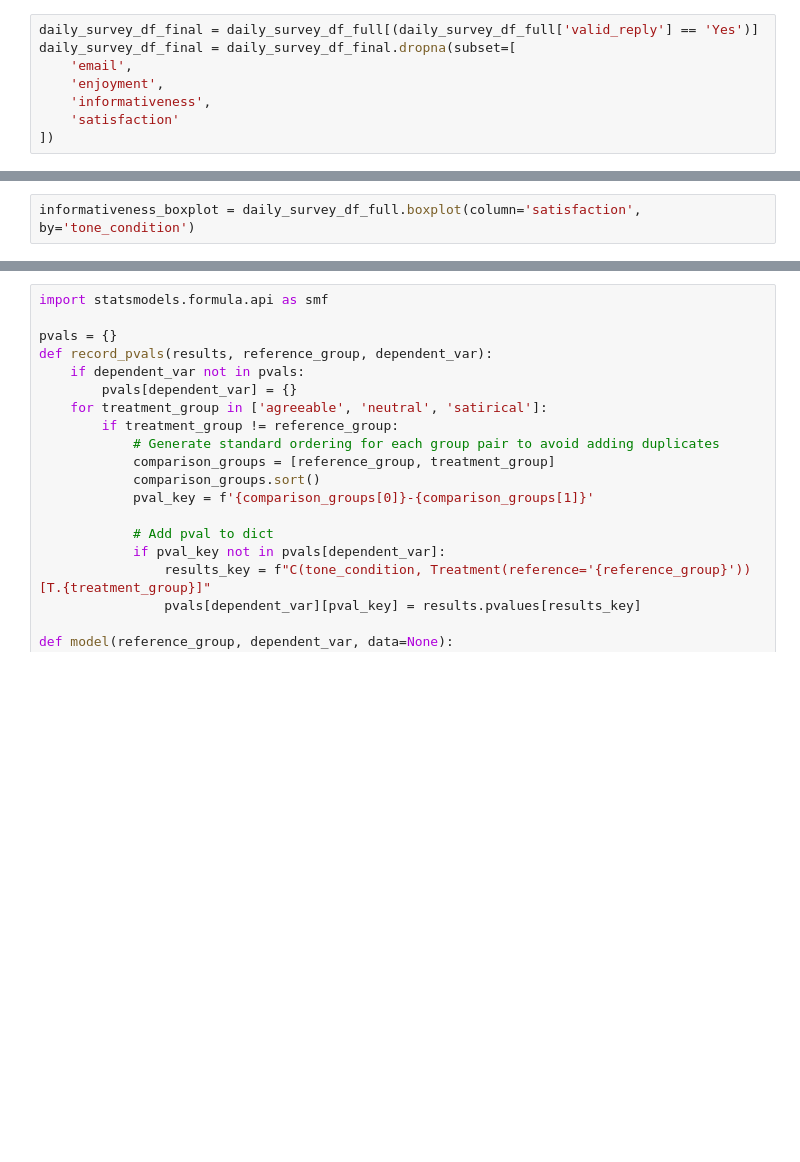
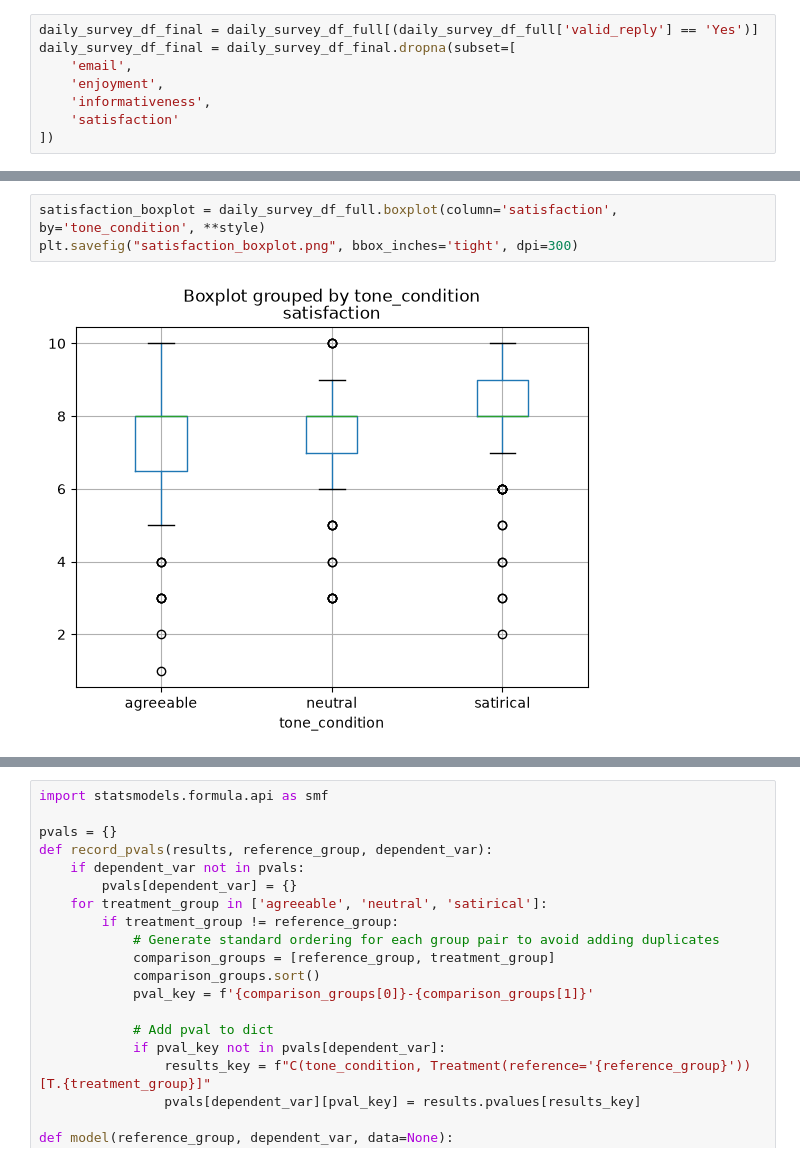
Before and after one commit to behavioral-data/derad-agent, a Jupyter notebook: study/data_analysis/daily_survey.ipynb, the cells around one changed output, grey strips where cells are left out. Saved outputs shown, nothing was run; the diff lists cells and outputs as text; blank space fills up the shorter version.

```diff
--- a/study/data_analysis/daily_survey.ipynb
+++ b/study/data_analysis/daily_survey.ipynb
@@ -99,5 +189,8 @@ informativeness_boxplot = daily_survey_df_full.boxplot(column='informativeness',
 # %%
-informativeness_boxplot = daily_survey_df_full.boxplot(column='satisfaction', by='tone_condition')
+satisfaction_boxplot = daily_survey_df_full.boxplot(column='satisfaction', by='tone_condition', **style)
+plt.savefig("satisfaction_boxplot.png", bbox_inches='tight', dpi=300)
+# %% [output]
+[figure, added]
 # %%
 import statsmodels.formula.api as smf
 
```
Also changed, not shown: parts of 13 cells of this notebook, 9 other files.
